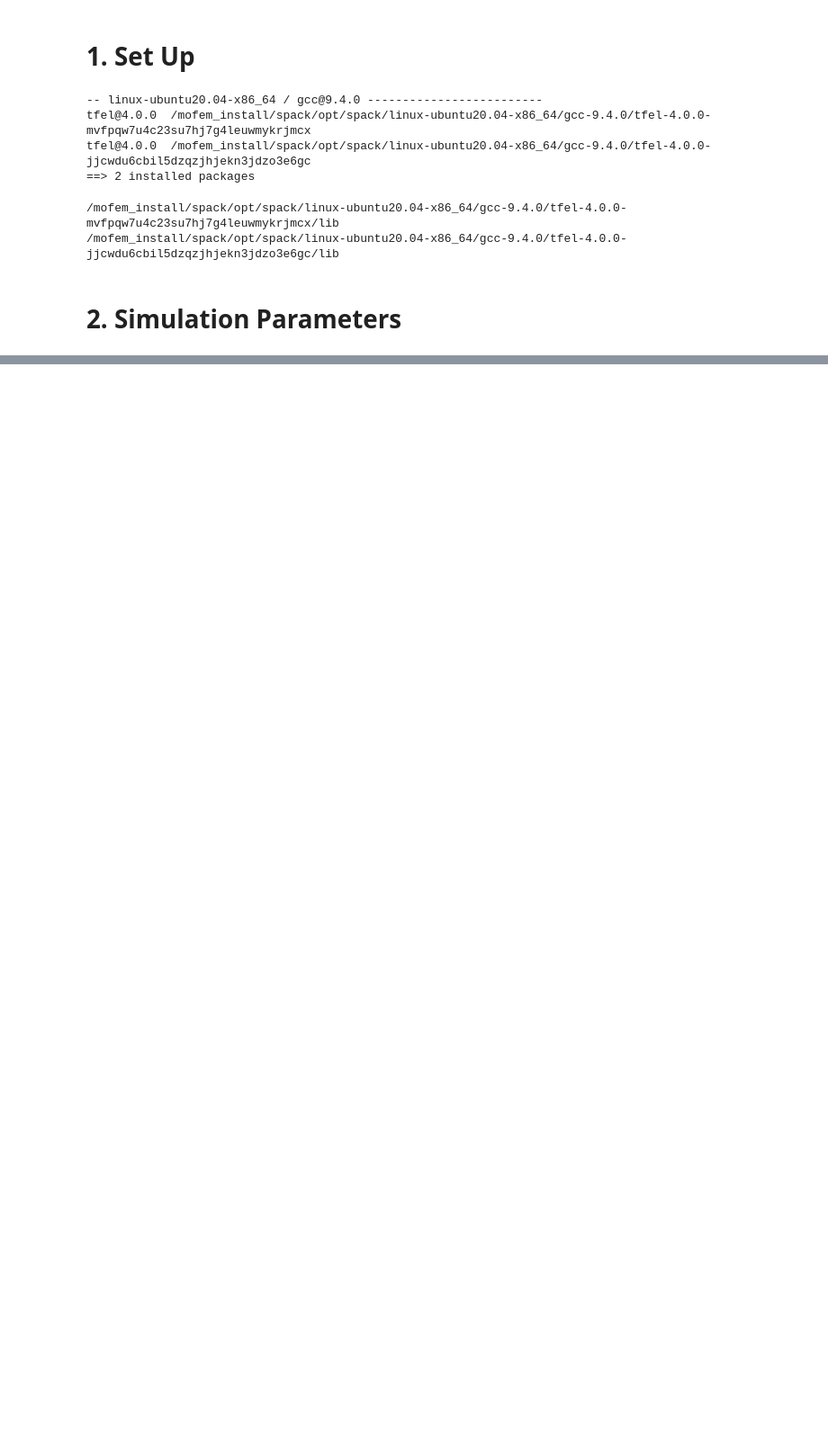
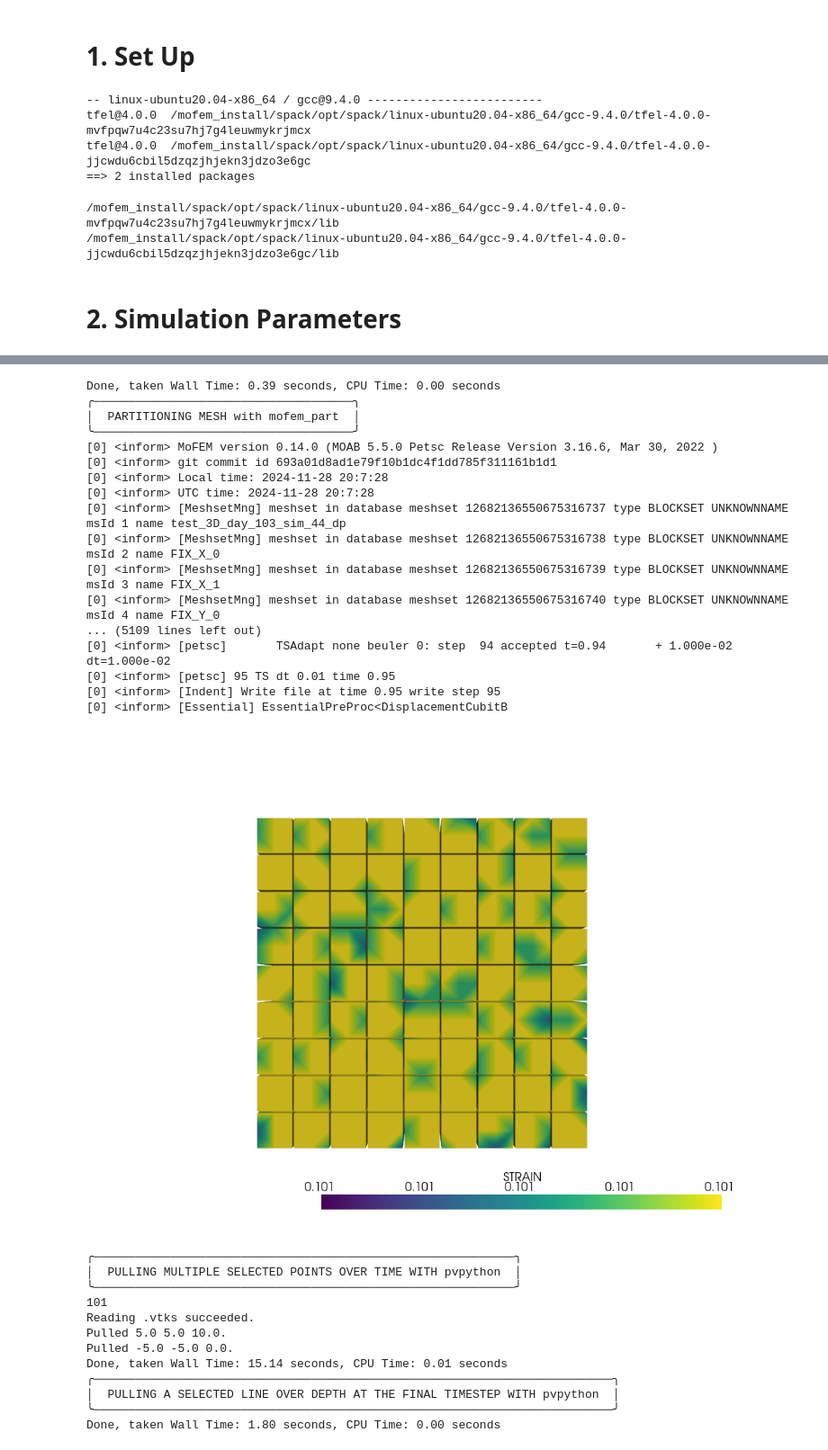
Before and after one commit to superflyer11/lateral_capacity_pipeline, a Jupyter notebook: test_3D.ipynb, the cells around one changed output, grey strips where cells are left out. Shown: that part at 90% size. Drawn from its saved outputs; the diff is of its cells as text; code cells hidden in the pictures; blank space fills up the shorter version.

```diff
--- a/test_3D.ipynb
+++ b/test_3D.ipynb
@@ -93,3 +85 @@ def initialize_parameters():
     return params
-# %%
-params = initialize_parameters()
@@ -437,0 +300,47 @@ sig_eq: 2.0107
+# %%
+params = initialize_parameters(
+    case_name = "test_3D",
+    base = "hex",
+    soil_model=cm.PropertyTypeEnum.dp,
+
+    final_time = 1, # [s]
+    time_step = 1 / 100, # [s]
+    options_file = "/mofem_install/jupyter/thomas/mfront_example_test/param_file.petsc",
+
+    save_gauss = 0,
+
+    # FEA_completed=True,
+    # days_since_epoch=103,
+    # sim_otd=43,
+
+    # the prescribed force/dosplacement is always applied to the max_z surface
+    # params.prescribed_force = cm.ForceBoundaryCondition(f_x=0,f_y=0,f_z=60)
+    prescribed_disp = cm.EdgeBoundaryCondition(disp_uz=1),
+
+    time_history = cm.TimeHistory(history = {
+        0: 0,
+        0.2: -0.15,
+        1: 1.0,
+        }
+    ),
+
+    mesh_size = int(10),
+
+    points_of_interest = [
+        cm.Point(x=5,y=5,z=10),
+        cm.Point(x=-5,y=-5,z=0),
+    ],
+    line_of_interest = cm.Line(pt1=cm.Point(x=5,y=5,z=10), pt2=cm.Point(x=5,y=5,z=0),),
+) # 2. Simulation Parameters
+params = setup.setup(params) # 3. Log paths and meta
+if params.FEA_completed:
+    # postprocessing(params) # 7. Extract data from .vtk files
+    pass
+else:
+    core.generate_mesh(params) # 4. Generate the mesh
+    core.mofem_compute(params) # 5. Running the analysis and export to .vtk file format
+    core.export_to_vtk(params)
+    core.quick_visualization(params)
+    postprocessing(params) # 7. Extract data from .vtk files
+plot_all_and_auxiliary_saves(params) # 8. Plotting
+# %% [output]
@@ -437,0 +384,30 @@ sig_eq: 2.0107
+Done, taken Wall Time: 0.39 seconds, CPU Time: 0.00 seconds
+╭─────────────────────────────────────╮
+│  PARTITIONING MESH with mofem_part  │
+╰─────────────────────────────────────╯
+[0] <inform> MoFEM version 0.14.0 (MOAB 5.5.0 Petsc Release Version 3.16.6, Mar 30, 2022 )
+[0] <inform> git commit id 693a01d8ad1e79f10b1dc4f1dd785f311161b1d1
+[0] <inform> Local time: 2024-11-28 20:7:28
+[0] <inform> UTC time: 2024-11-28 20:7:28
+[0] <inform> [MeshsetMng] meshset in database meshset 12682136550675316737 type BLOCKSET UNKNOWNNAME msId 1 name test_3D_day_103_sim_44_dp
+[0] <inform> [MeshsetMng] meshset in database meshset 12682136550675316738 type BLOCKSET UNKNOWNNAME msId 2 name FIX_X_0
+[0] <inform> [MeshsetMng] meshset in database meshset 12682136550675316739 type BLOCKSET UNKNOWNNAME msId 3 name FIX_X_1
+[0] <inform> [MeshsetMng] meshset in database meshset 12682136550675316740 type BLOCKSET UNKNOWNNAME msId 4 name FIX_Y_0
+... (5109 lines left out)
+[0] <inform> [petsc]       TSAdapt none beuler 0: step  94 accepted t=0.94       + 1.000e-02 dt=1.000e-02
+[0] <inform> [petsc] 95 TS dt 0.01 time 0.95
+[0] <inform> [Indent] Write file at time 0.95 write step 95
+[0] <inform> [Essential] EssentialPreProc<DisplacementCubitB
+[figure, added]
+╭────────────────────────────────────────────────────────────╮
+│  PULLING MULTIPLE SELECTED POINTS OVER TIME WITH pvpython  │
+╰────────────────────────────────────────────────────────────╯
+101
+Reading .vtks succeeded.
+Pulled 5.0 5.0 10.0.
+Pulled -5.0 -5.0 0.0.
+Done, taken Wall Time: 15.14 seconds, CPU Time: 0.01 seconds
+╭──────────────────────────────────────────────────────────────────────────╮
+│  PULLING A SELECTED LINE OVER DEPTH AT THE FINAL TIMESTEP WITH pvpython  │
+╰──────────────────────────────────────────────────────────────────────────╯
+Done, taken Wall Time: 1.80 seconds, CPU Time: 0.00 seconds
```
Also changed, not shown: parts of 18 cells of this notebook, 12 other files.
